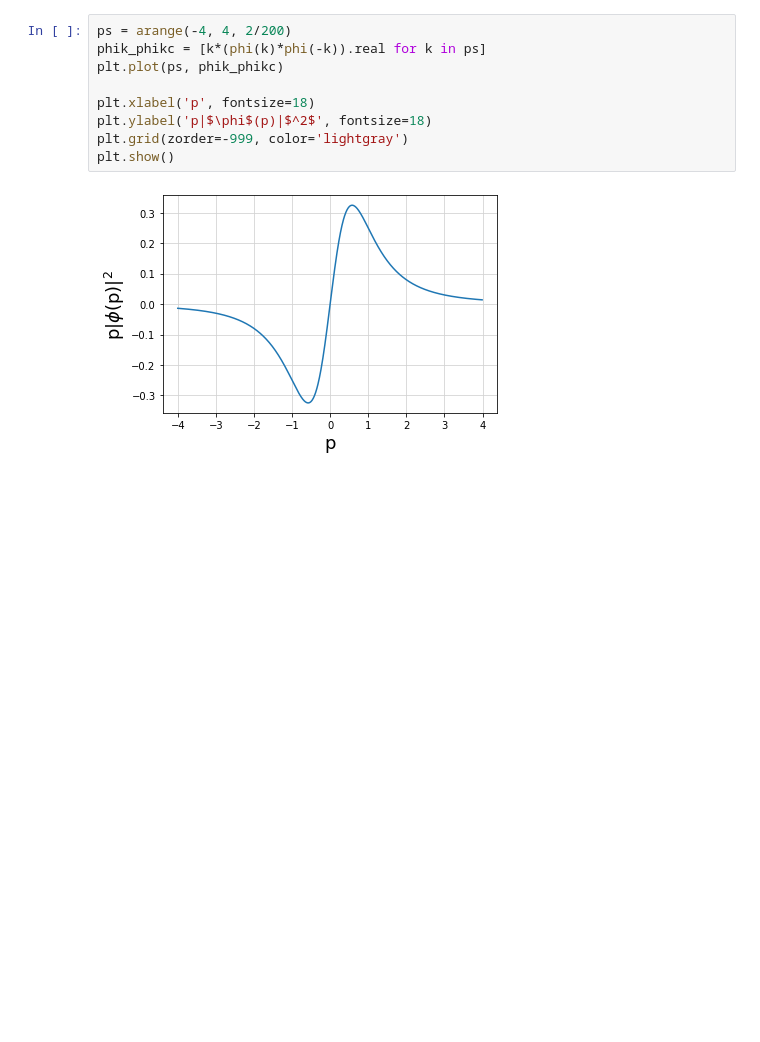
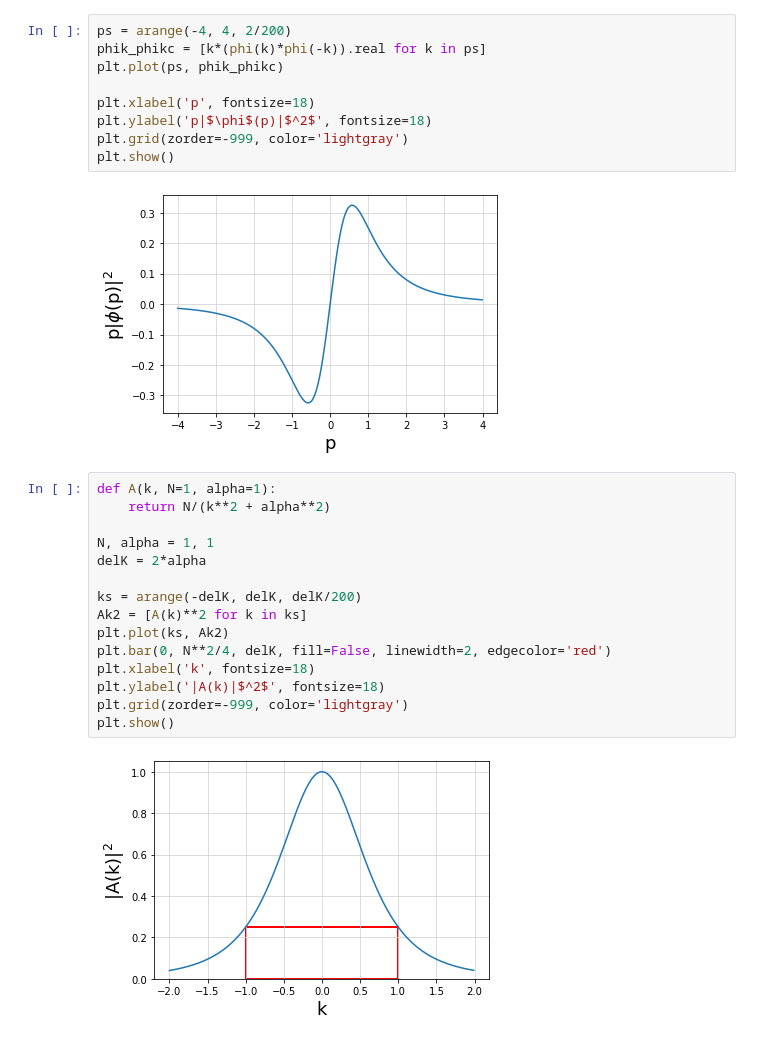
Before and after one commit to mkarakoc/Kuantum_Fizigi, a Jupyter notebook: programlar/MomentumUzayindaDF.ipynb, the cells around one changed output. Saved outputs shown, nothing was run; the diff lists cells and outputs as text; blank space fills up the shorter version.

```diff
--- a/programlar/MomentumUzayindaDF.ipynb
+++ b/programlar/MomentumUzayindaDF.ipynb
@@ -28,3 +28,20 @@ plt.grid(zorder=-999, color='lightgray')
 plt.show()
 # %% [output]
 [figure]
+# %%
+def A(k, N=1, alpha=1):
+    return N/(k**2 + alpha**2)
+
+N, alpha = 1, 1
+delK = 2*alpha
+
+ks = arange(-delK, delK, delK/200)
+Ak2 = [A(k)**2 for k in ks]
+plt.plot(ks, Ak2)
+plt.bar(0, N**2/4, delK, fill=False, linewidth=2, edgecolor='red')
+plt.xlabel('k', fontsize=18)
+plt.ylabel('|A(k)|$^2$', fontsize=18)
+plt.grid(zorder=-999, color='lightgray')
+plt.show()
+# %% [output]
+[figure, added]
```
Also changed, not shown: parts of 10 cells of this notebook.
